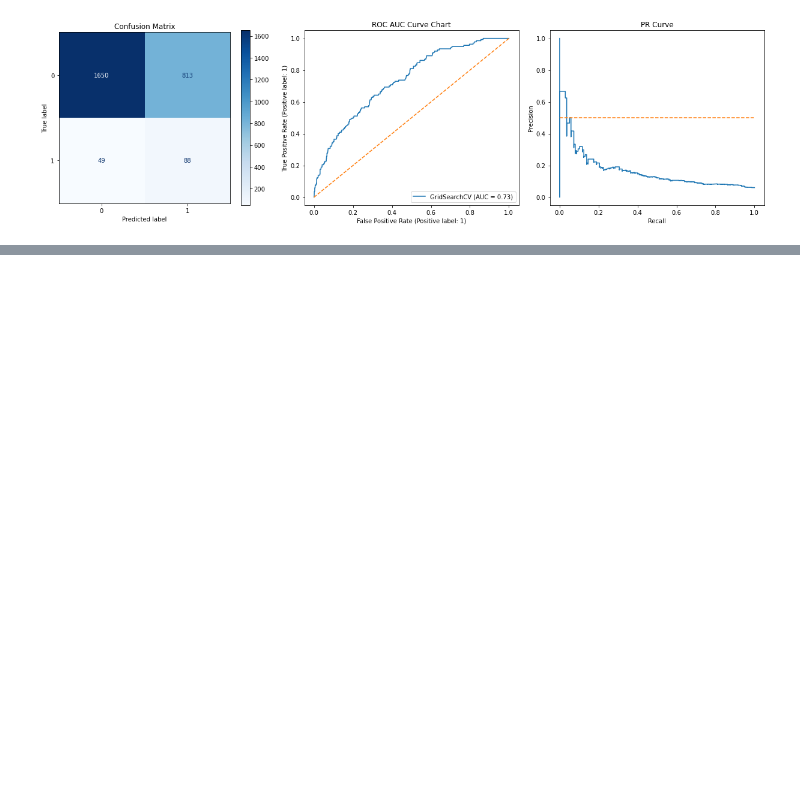
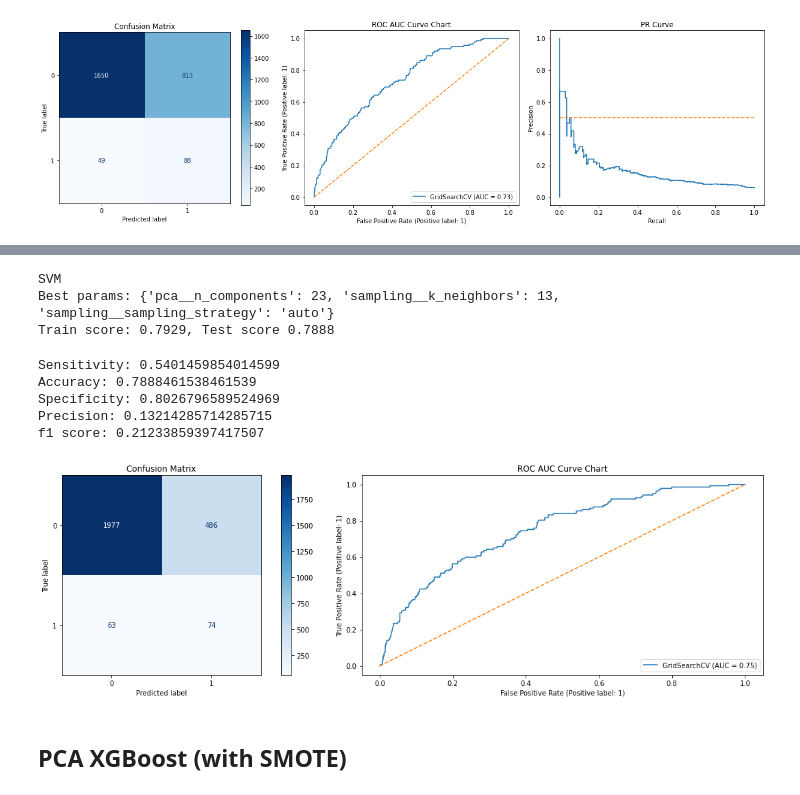
Before and after one commit to rashidi-norhashim/Team-folder, a Jupyter notebook: P4/codes/Project 4 Part 3- Modelling.ipynb, the cells around one changed output, grey strips where cells are left out. Saved outputs shown, nothing was run; the diff lists cells and outputs as text; code cells hidden in the pictures; blank space fills up the shorter version.

```diff
--- a/P4/codes/Project 4 Part 3- Modelling.ipynb
+++ b/P4/codes/Project 4 Part 3- Modelling.ipynb
@@ -231,0 +326,15 @@ fig.tight_layout()
+# %%
+pipe_pca_svc_params = {
+    'pca__n_components': [23],
+    'sampling__sampling_strategy': ['auto','minority'],
+    'sampling__k_neighbors': [13],
+    #'svc__C': [0.1,0.5,10,30,40,75,100,500],
+   # 'svc__gamma':"scale",
+
+}
+# %%
+pgrid = {"C": np.linspace(0.0001, 1, 50)}
+gs_pca_svc = GridSearchCV(pipe_pca_svc, pipe_pca_svc_params, cv=5)
+# %%
+%%time
+gs_pca_svc.fit(X_train_sc, y_train)
@@ -231,0 +351,45 @@ fig.tight_layout()
+# %%
+print('SVM')
+print("Best params: {}".format(gs_pca_svc.best_params_))
+print('Train score: {}, Test score {}'.format(round(gs_pca_svc.best_score_, 4), round(gs_pca_svc.best_estimator_.score(X_test_sc, y_test), 4)))
+# %% [output]
+SVM
+Best params: {'pca__n_components': 23, 'sampling__k_neighbors': 13, 'sampling__sampling_strategy': 'auto'}
+Train score: 0.7929, Test score 0.7888
+# %%
+# for sorting out later, to confirm how we want to present modeling
+preds = gs_pca_svc.predict(X_test_sc)
+tn, fp, fn, tp = confusion_matrix(y_test, preds).ravel()
+acc = (tp + tn) / (tn + fp + fn + tp)
+misclass = 1 - acc
+sens = tp / (tp + fn)
+spec = tn / (tn + fp)
+prec = tp / (tp + fp)
+f_one_score = f1_score(y_test, preds)
+print('Sensitivity:', sens)
+print('Accuracy:',acc)
+print('Specificity:',spec)
+print('Precision:',prec)
+print('f1 score:',f_one_score)
+#roc_auc_score(y_test, gs_pca_svc.predict_proba(X_test_sc)[:,1])
+# %% [output]
+Sensitivity: 0.5401459854014599
+Accuracy: 0.7888461538461539
+Specificity: 0.8026796589524969
+Precision: 0.13214285714285715
+f1 score: 0.21233859397417507
+# %%
+#plot_confusion_matrix(gs_pca_svc, X_test_sc, y_test, cmap='Blues',
+#                      values_format='d', display_labels=['No WnvPresent', 'WnvPresent']);
+fig, axes = plt.subplots(ncols=2, figsize=(17,5))
+cm_chart = plot_confusion_matrix(gs_pca_svc, X_test_sc, y_test, cmap='Blues', values_format='d', ax=axes[0]);
+axes[0].title.set_text('Confusion Matrix')
+roc_curve = plot_roc_curve(gs_pca_svc, X_test_sc, y_test, ax=axes[1])
+axes[1].plot([0, 1], [0, 1], label='baseline', linestyle='--' )
+axes[1].title.set_text('ROC AUC Curve Chart')
+
+fig.tight_layout()
+# %% [output]
+[figure, added]
+# %% [markdown]
+## PCA XGBoost (with SMOTE)
```
Also changed, not shown: parts of 23 cells of this notebook.
